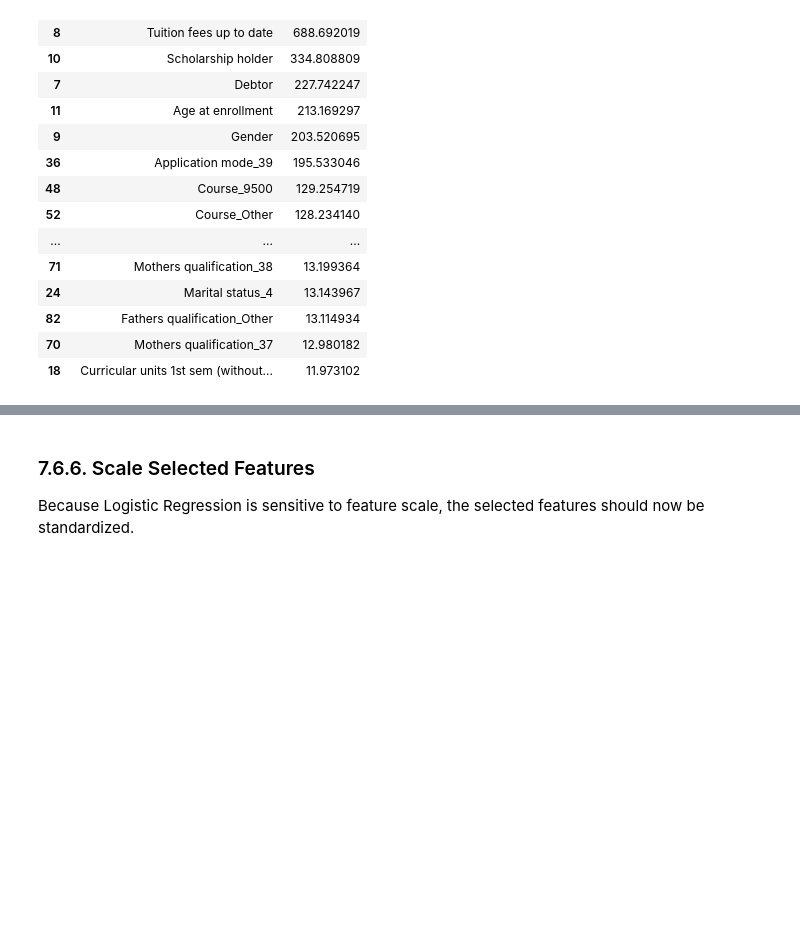
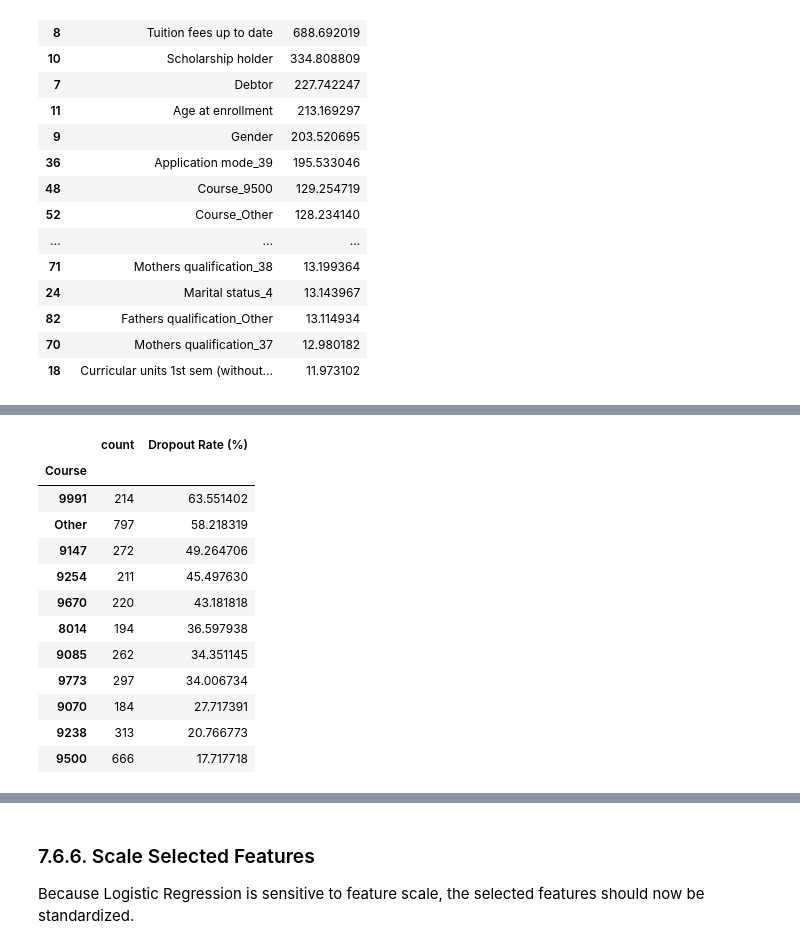
Before and after one commit to DimitarMalamski/student-dropout-predictor, a Jupyter notebook: notebooks/01_student_dropout_predictor.ipynb, the cells around one changed output, grey strips where cells are left out. Cells and saved outputs as stored; diff of their text form; code cells hidden in the pictures; blank space fills up the shorter version.

Commit message:
Investigating the Selected Categorical Features

```diff
--- a/notebooks/01_student_dropout_predictor.ipynb
+++ b/notebooks/01_student_dropout_predictor.ipynb
@@ -628,0 +665,24 @@ feature_scores.head(30)
+# %%
+# Investigate dropout rate and size for original grouped categorical variables
+categorical_analysis = {}
+
+for col in high_cardinality_cols + ["Application mode", "Marital status"]:
+  summary = df.groupby(col)["Target"].agg(["count", "mean"]).sort_values(by="mean", ascending=False)
+  summary["Dropout Rate (%)"] = summary["mean"] * 100
+  categorical_analysis[col] = summary[["count", "Dropout Rate (%)"]]
+
+categorical_analysis["Course"].head(15)
+# %% [output]
+|  | count | Dropout Rate (%) |
+| Course |  |  |
+| 9991 | 214 | 63.551402 |
+| Other | 797 | 58.218319 |
+| 9147 | 272 | 49.264706 |
+| 9254 | 211 | 45.497630 |
+| 9670 | 220 | 43.181818 |
+| 8014 | 194 | 36.597938 |
+| 9085 | 262 | 34.351145 |
+| 9773 | 297 | 34.006734 |
+| 9070 | 184 | 27.717391 |
+| 9238 | 313 | 20.766773 |
+| 9500 | 666 | 17.717718 |
```
Also changed, not shown: parts of 4 cells of this notebook, 1 other file.
